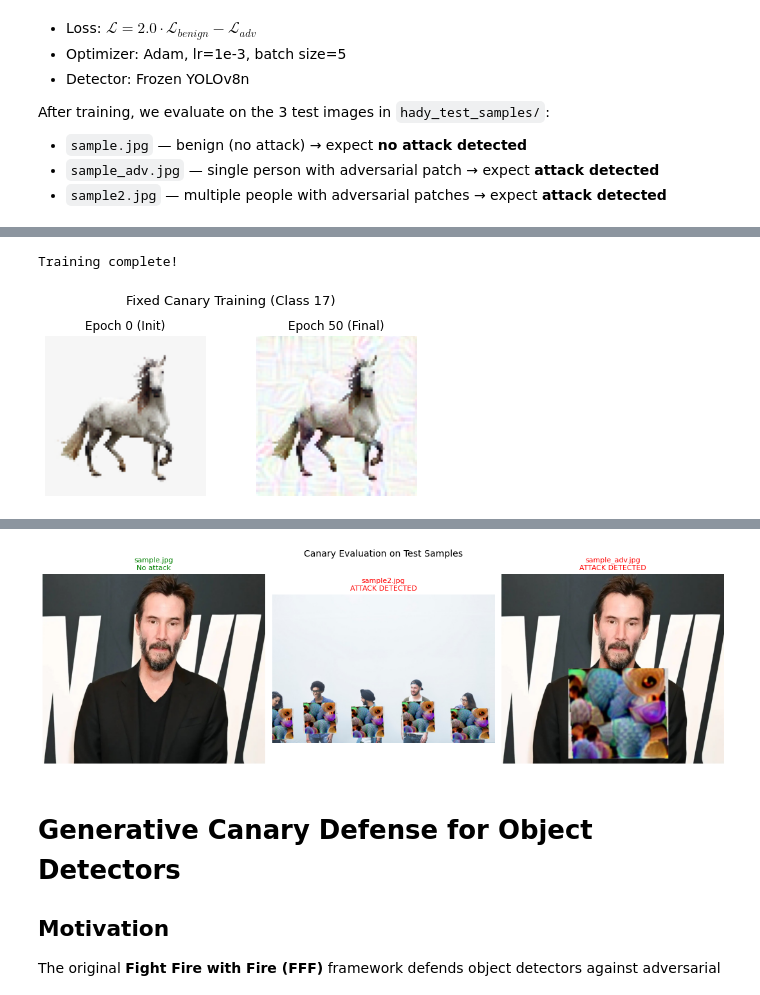
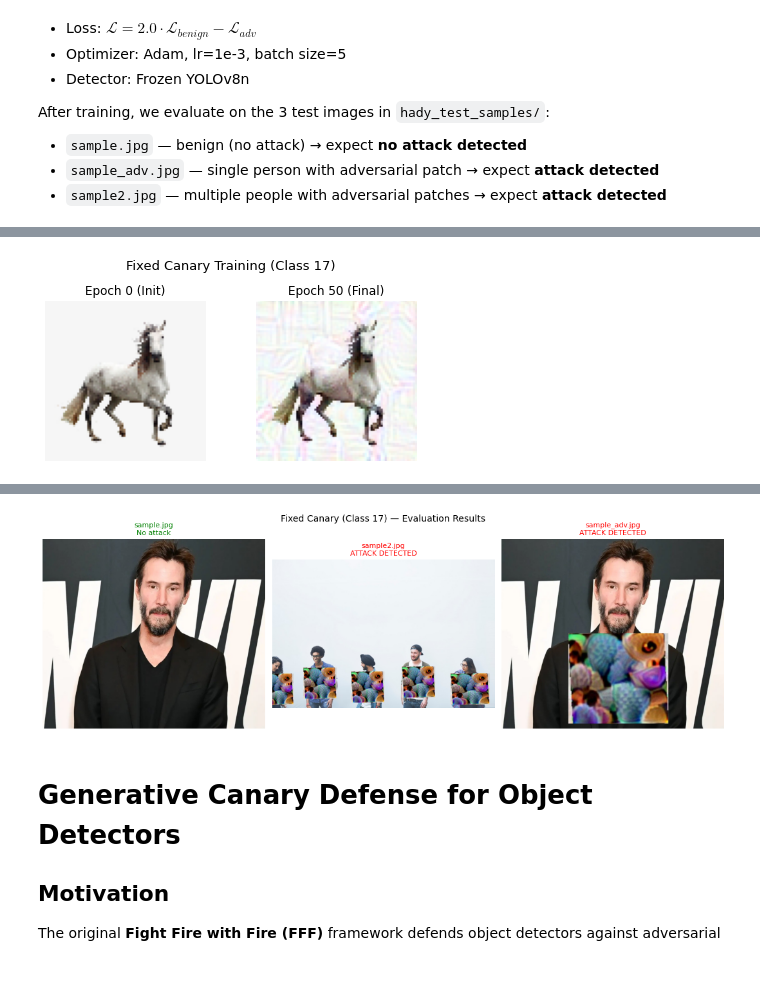
Before and after one commit to jalladleen/FFF-COSC739-Extension, a Jupyter notebook: generative_canary/generative_canary.ipynb, the cells around one changed output, grey strips where cells are left out. Cells and saved outputs as stored; diff of their text form; code cells hidden in the pictures.

```diff
--- a/generative_canary/generative_canary.ipynb
+++ b/generative_canary/generative_canary.ipynb
@@ -71,24 +71,22 @@ from YOLOv8_Combiner import Canary, freeze_seed
 from ObjectDetector.fjn_yolov8 import FJN_YOLOv8 as YOLOv8
 
 # ---- Configuration ----
+retrain_from_scratch = False  # True = retrain even if canary already exists
+
 cfg = SimpleNamespace(
-    # Canary settings
-    canary_cls_id=17,                  # horse
+    canary_cls_id=17,
     canary_size=80,
     canary_init=True,
     canary_init_path='../InitImages/',
-    # Training settings
-    weight=2.0,                        # lambda_c
+    weight=2.0,
     epoch=50,
     learing_rate=1e-3,
     epoch_save=10,
     batch_size=5,
-    # Data paths
     benign_root='../Data/traineval/VOC07_YOLOv8/train_120/benign',
     benign_label_root='../Data/traineval/VOC07_YOLOv8/train_120/benign_label',
     adversarial_root='../Data/traineval/VOC07_YOLOv8/train_120/adversarial',
     data_name='VOC07_120',
-    # Detection settings
     img_size=640,
     person_conf=0.05,
     overlap_thresh=0.4,
@@ -96,50 +94,51 @@ cfg = SimpleNamespace(
     eval_no_overlap=True,
     margin_size=0,
     faster=False,
-    # Misc
-    num_works=0,                       # 0 workers for notebook compatibility
+    num_works=0,
     seed=301,
     detect_name='yolov8',
     attack_name='fool',
 )
 
-freeze_seed(cfg.seed)
+save_dir = './canary_cls17_training'
+final_canary_path = os.path.join(save_dir, f'canary_{str(cfg.epoch).zfill(3)}.png')
 
-# ---- Initialize detector and canary ----
-print("Loading YOLOv8 detector...")
-detector = YOLOv8()
+# ---- Skip training if already done ----
+if os.path.exists(final_canary_path) and not retrain_from_scratch:
+    print(f"Found trained canary at {final_canary_path} — skipping training.")
+    print("Set retrain_from_scratch = True to force retrain.\n")
+else:
+    if retrain_from_scratch and os.path.exists(save_dir):
+        import shutil
+        shutil.rmtree(save_dir)
+        print(f"Cleared {save_dir}/")
 
-canary = Canary(cfg, detector)
-canary.init_dataloader()
-canary.init_canary()
+    freeze_seed(cfg.seed)
+    print("Loading YOLOv8 detector...")
+    detector = YOLOv8()
 
-# Override save path to keep outputs in this folder
-canary.canary_save_path = './canary_cls17_training'
-os.makedirs(canary.canary_save_path, exist_ok=True)
-canary.save_canary(0)  # save initial canary
+    canary = Canary(cfg, detector)
+    canary.init_dataloader()
+    canary.init_canary()
 
-print(f"Canary initialized (class {cfg.canary_cls_id}, size {cfg.canary_size}x{cfg.canary_size})")
-print(f"Training for {cfg.epoch} epochs, batch_size={cfg.batch_size}, lr={cfg.learing_rate}, weight={cfg.weight}")
-print(f"Save path: {canary.canary_save_path}")
+    canary.canary_save_path = save_dir
+    os.makedirs(save_dir, exist_ok=True)
+    canary.save_canary(0)
 
-# ---- Train ----
-print("\n--- Training ---")
-canary.train()
-print("Training complete!")
-
-# IMPORTANT: Reset model to eval mode after training
-# Training leaves the model in .train() mode which changes the output format
-detector.model.eval()
+    print(f"Training for {cfg.epoch} epochs, batch_size={cfg.batch_size}, lr={cfg.learing_rate}, weight={cfg.weight}")
+    canary.train()
+    print("Training complete!")
+    detector.model.eval()
 
 # ---- Show initial vs final canary ----
 fig, axes = plt.subplots(1, 2, figsize=(6, 3))
-init_img = cv2.imread(os.path.join(canary.canary_save_path, 'canary_000.png'))
+init_img = cv2.imread(os.path.join(save_dir, 'canary_000.png'))
 init_img = cv2.cvtColor(init_img, cv2.COLOR_BGR2RGB)
 axes[0].imshow(init_img)
 axes[0].set_title('Epoch 0 (Init)')
 axes[0].axis('off')
 
-final_img = cv2.imread(os.path.join(canary.canary_save_path, f'canary_{str(cfg.epoch).zfill(3)}.png'))
+final_img = cv2.imread(final_canary_path)
 final_img = cv2.cvtColor(final_img, cv2.COLOR_BGR2RGB)
 axes[1].imshow(final_img)
 axes[1].set_title(f'Epoch {cfg.epoch} (Final)')
@@ -151,8 +150,12 @@ plt.show()
 
 # ---- Evaluate on hady_test_samples ----
 print("\n--- Evaluation on hady_test_samples ---")
-final_canary_path = os.path.join(canary.canary_save_path, f'canary_{str(cfg.epoch).zfill(3)}.png')
-canary.eval_load_canary(canary_path=final_canary_path, canary_cls_id=cfg.canary_cls_id)
+if 'detector' not in dir() or 'detector' not in locals():
+    detector = YOLOv8()
+detector.model.eval()
+
+canary_eval = Canary(cfg, detector)
+canary_eval.eval_load_canary(canary_path=final_canary_path, canary_cls_id=cfg.canary_cls_id)
 
 test_dir = '../hady_test_samples'
 test_images = sorted(os.listdir(test_dir))
@@ -164,7 +167,7 @@ if len(test_images) == 1:
 for i, fname in enumerate(test_images):
     img_path = os.path.join(test_dir, fname)
     img_cv = cv2.imread(img_path, 1)
-    is_attack = canary.eval_single(img_cv)
+    is_attack = canary_eval.eval_single(img_cv)
 
     img_rgb = cv2.cvtColor(img_cv, cv2.COLOR_BGR2RGB)
     axes[i].imshow(img_rgb)
@@ -174,7 +177,7 @@ for i, fname in enumerate(test_images):
     axes[i].axis('off')
     print(f"  {fname}: is_attack = {is_attack}")
 
-fig.suptitle('Canary Evaluation on Test Samples', fontsize=14)
+fig.suptitle('Fixed Canary (Class 17) — Evaluation Results', fontsize=14)
 plt.tight_layout()
 plt.show()
 # %% [output]
@@ -181,0 +186 @@ Loading YOLOv8 detector...
+[figure]
@@ -188,2 +191,0 @@ Save path: ./canary_cls17_training
-Training complete!
-[figure]
@@ -195,4 +192,4 @@ Load canary(17) for eval: ./canary_cls17_training\canary_050.png
-[figure, old version]
+[figure, new version]
 # %% [markdown]
 # Generative Canary Defense for Object Detectors
 
```
Also changed, not shown: parts of 4 cells of this notebook.
